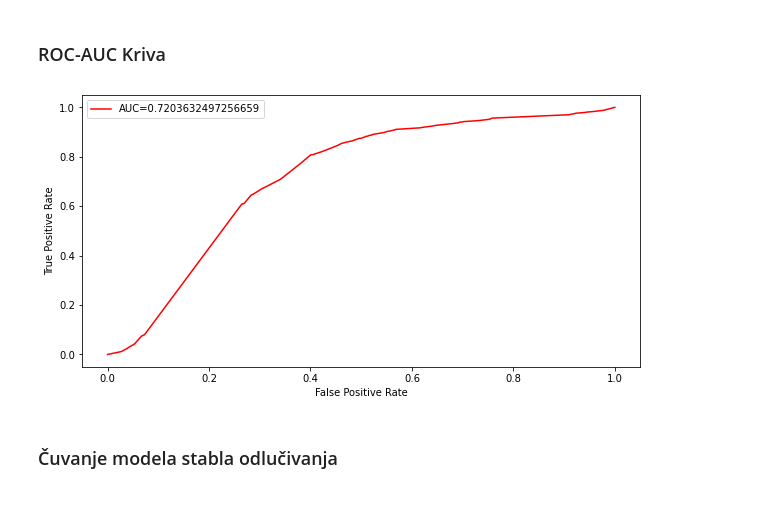
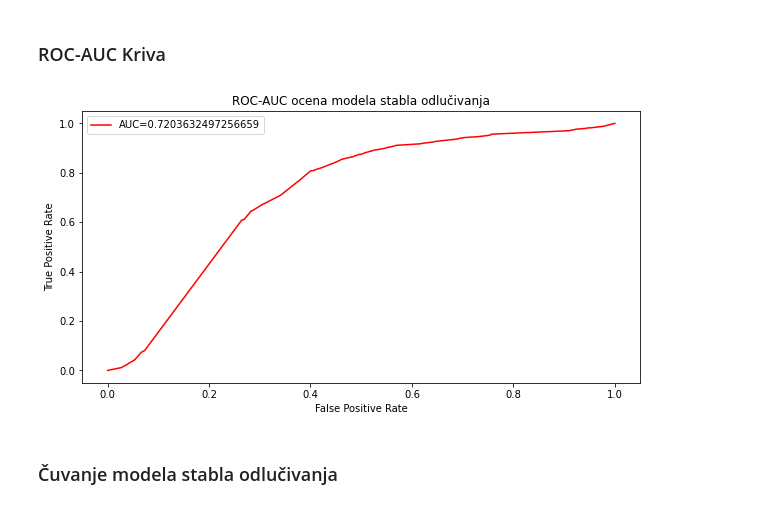
Before and after one commit to apekovic/ml-lymph-node-classification, a Jupyter notebook: 01_klasicni_pristup_klasifikaciji.ipynb, the cells around one changed output. Saved outputs shown, nothing was run; the diff lists cells and outputs as text; code cells hidden in the pictures.

```diff
--- a/01_klasicni_pristup_klasifikaciji.ipynb
+++ b/01_klasicni_pristup_klasifikaciji.ipynb
@@ -831,22 +842,23 @@ Tačnost na skupu za testiranje: 70.13%
 # %%
 y_pred_proba_dtc = dtc.predict_proba(X_test)[::,1]
 
 fpr_dtc, tpr_dtc, _ = roc_curve(y_test,  y_pred_proba_dtc)
 auc_dtc = roc_auc_score(y_test, y_pred_proba_dtc)
 
 plt.figure(figsize = (10,5))
 
 plt.plot(fpr_dtc, tpr_dtc, color='red', label="AUC="+str(auc_dtc))
 
+plt.title("ROC-AUC ocena modela stabla odlučivanja")
 plt.ylabel('True Positive Rate')
 plt.xlabel('False Positive Rate')
 plt.legend()
 
 plt.savefig("assets/pictures/CM_3_DTC_ROC_AUC.jpg")
 
 plt.show()
 # %% [output]
-[figure, old version]
+[figure, new version]
 # %% [markdown]
 ### Čuvanje modela stabla odlučivanja
 # %%
```
Also changed, not shown: parts of 113 cells of this notebook.
